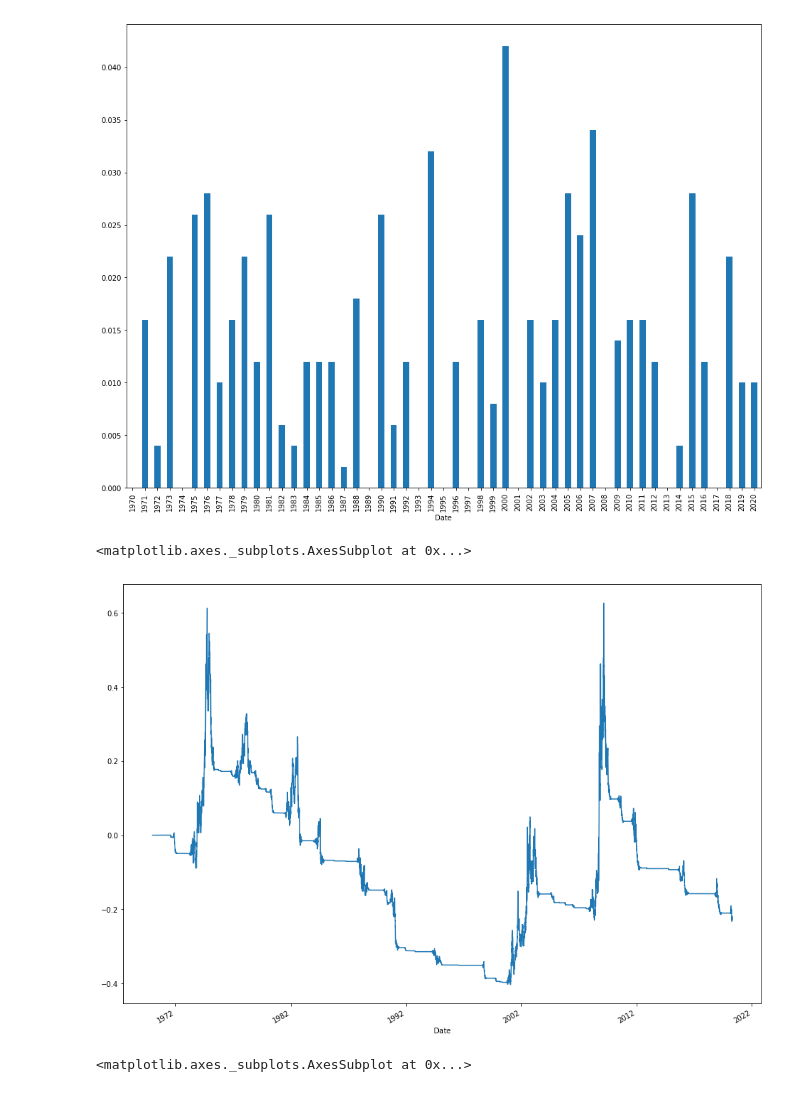
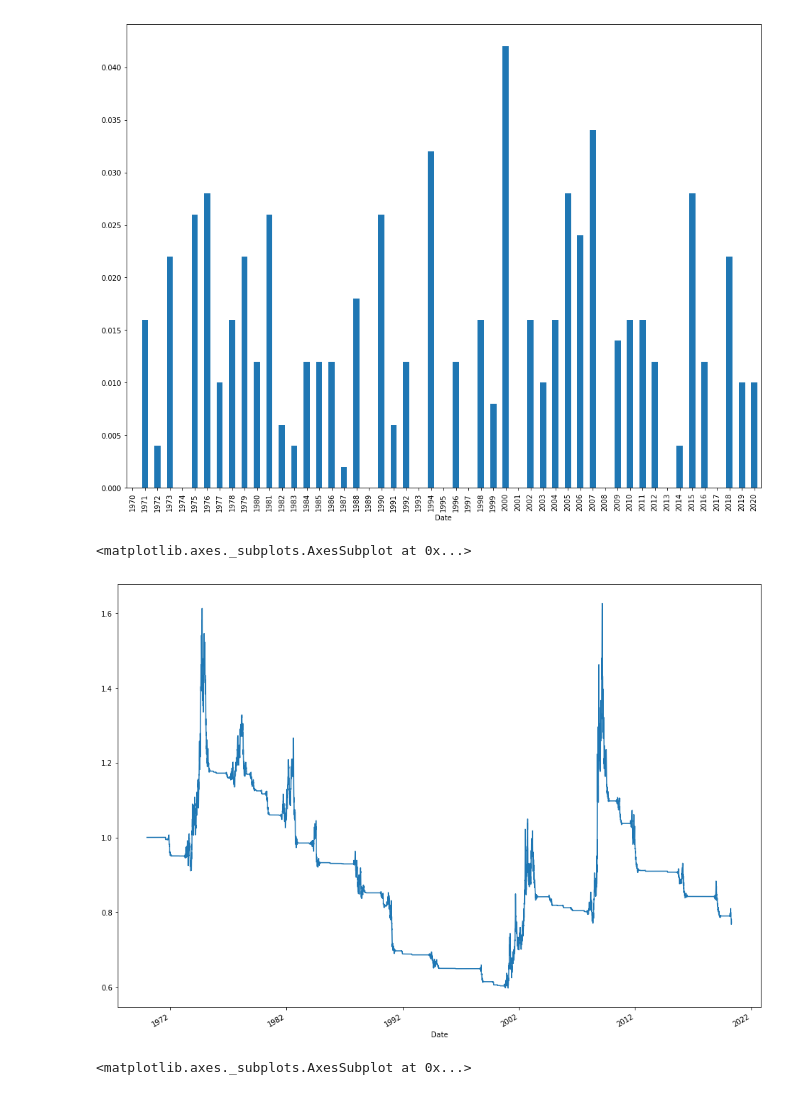
Before and after one commit to chiaolun/market-timing, a Jupyter notebook: MA200 fast and slow - untradeable version.ipynb, the cells around one changed output. Drawn from its saved outputs; the diff is of its cells as text; code cells hidden in the pictures.

```diff
--- a/MA200 fast and slow - untradeable version.ipynb
+++ b/MA200 fast and slow - untradeable version.ipynb
@@ -2,6 +2,7 @@
 # Parameters
 symbol = '^GSPC'
 start_date = '1970'
+leverage = 1.
 # %%
 # Parameters
 symbol = "^GSPC"
@@ -60,7 +61,7 @@ position.plot()
 # %%
 strats = pd.DataFrame({
     'buy_and_hold': 1,
-    'ma200': position
+    'ma200': position * leverage
 })
 # %%
 def plot_dd(rets):
@@ -120,28 +121,28 @@ dtype: float64
 # %%
 # Let's smoothen the signal by acting slowly on it!
 @numba.njit
-def _smoothen(signal, nsteps):
+def _smoothen(signal, nsteps, leverage):
     pos = np.zeros_like(signal, dtype=np.int64)
-    signal = signal * nsteps
+    signal = signal * nsteps * leverage
     pos[0] = nsteps
     for i in range(1, pos.shape[0]):
         if signal[i] > pos[i - 1]:
-            d = 1
+            d = leverage
         elif signal[i] < pos[i - 1]:
-            d = -1
+            d = -leverage
         else:
             d = 0
         pos[i] = pos[i - 1] + d
     return pos / nsteps
 
 
-def smoothen(signal, nsteps):
+def smoothen(signal, nsteps, leverage):
     return pd.Series(
-        _smoothen(signal.values, nsteps),
+        _smoothen(signal.values, nsteps, leverage),
         index=signal.index
     )
 # %%
-strats['ma200_slow'] = smoothen(strats.ma200, 90)
+strats['ma200_slow'] = smoothen(strats.ma200, 90, leverage)
 # %%
 # Smoothed MA200 crossover
 plot_dd(strats.ma200_slow * rets)
@@ -258,13 +251,13 @@ rets_after_costs = strats.mul(rets, axis=0) - costs
 # %%
 # Difference from buy and hold by year
 (
     (rets_after_costs.ma200_slow + 1)
     .div(rets_after_costs.buy_and_hold + 1)
-    .cumprod().sub(1).plot()
+    .cumprod().plot()
 )
 # %% [output]
 <matplotlib.axes._subplots.AxesSubplot at 0x...>
-[figure, old version]
+[figure, new version]
 # %%
 # Difference from buy and hold by year
 (
```
Also changed, not shown: parts of 11 cells of this notebook, 10 other files.
